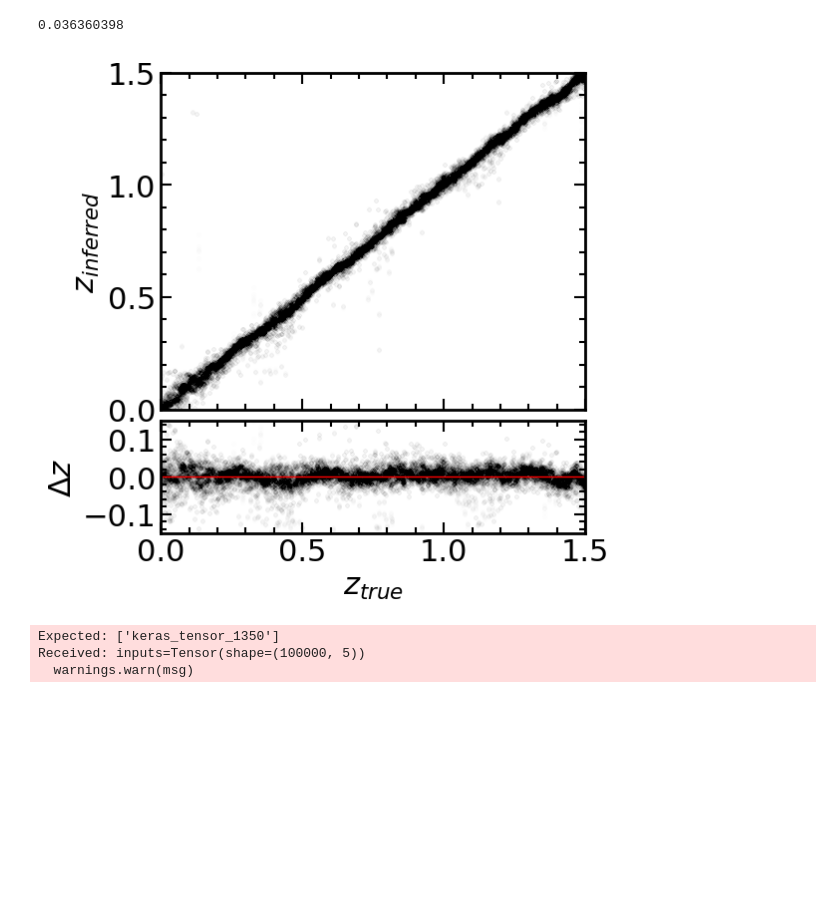
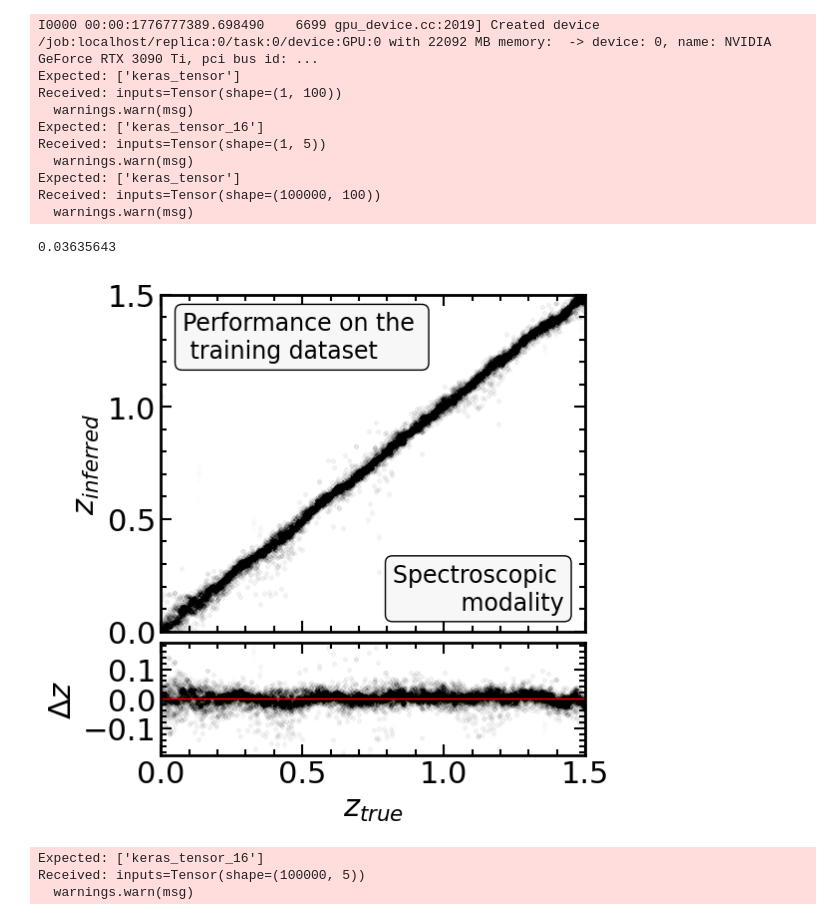
Before and after one commit to astrodeepnet/vae_mpoe, a Jupyter notebook: performance_training.ipynb, the cells around one changed output. Drawn from its saved outputs; the diff is of its cells as text; code cells hidden in the pictures; blank space fills up the shorter version.

```diff
--- a/performance_training.ipynb
+++ b/performance_training.ipynb
@@ -127,7 +127,7 @@ ax2.axhline(0, color='r', lw=1)
 ax2.set_xlabel(r'$z_{true}$')
 ax2.set_ylabel(r'$\Delta z$')
 ax2.set_xlim(0, 1.5)
-ax2.set_ylim(-0.15, 0.15)
+ax2.set_ylim(-0.19, 0.19)
 
 # Turn on minor ticks
 ax1.minorticks_on()
@@ -144,6 +144,32 @@ for spine in ax1.spines.values():
 
 for spine in ax2.spines.values():
     spine.set_linewidth(2)
+
+bbox = dict(boxstyle="round", fc="0.97")
+
+ax1.annotate(
+    'Performance on the \n training dataset',
+    (0.5, 0.5),
+    xycoords='axes fraction',
+    xytext=(0.05, 0.95),
+    ha='left',
+    va='top',
+    textcoords='axes fraction',
+    fontsize=17,
+    bbox=bbox
+)
+
+ax1.annotate(
+    'Spectroscopic \n modality',
+    (0.5, 0.5),
+    xycoords='axes fraction',
+    xytext=(0.95, 0.05),
+    ha='right',
+    va='bottom',
+    textcoords='axes fraction',
+    fontsize=17,
+    bbox=bbox
+)
 
 
 plt.tight_layout()
@@ -184,6 +210,7 @@ ax2.set_ylim(-0.19, 0.19)
 ax1.minorticks_on()
 ax2.minorticks_on()
 
+
 # Put ticks inside and show them on all sides
 for ax in [ax1, ax2]:
     ax.tick_params(which='both', direction='in', top=True, right=True)
@@ -199,6 +226,32 @@ for spine in ax2.spines.values():
     spine.set_linewidth(2)
 
 
+ax1.annotate(
+    'Performance on the \n training dataset',
+    (0.5, 0.5),
+    xycoords='axes fraction',
+    xytext=(0.05, 0.95),
+    ha='left',
+    va='top',
+    textcoords='axes fraction',
+    fontsize=17,
+    bbox=bbox
+)
+
+ax1.annotate(
+    'Photometric \n modality',
+    (0.5, 0.5),
+    xycoords='axes fraction',
+    xytext=(0.95, 0.05),
+    ha='right',
+    va='bottom',
+    textcoords='axes fraction',
+    fontsize=17,
+    bbox=bbox
+)
+
+
+
 plt.tight_layout()
 plt.savefig(f'z_qual_train_phot_{id_run}.png')
 
@@ -217,5 +272,15 @@ Received: inputs=Tensor(shape=(100000, 100))
-0.036360398
+I0000 00:00:1776777389.698490    6699 gpu_device.cc:2019] Created device /job:localhost/replica:0/task:0/device:GPU:0 with 22092 MB memory:  -> device: 0, name: NVIDIA GeForce RTX 3090 Ti, pci bus id: ...
+Expected: ['keras_tensor']
+Received: inputs=Tensor(shape=(1, 100))
+  warnings.warn(msg)
+Expected: ['keras_tensor_16']
+Received: inputs=Tensor(shape=(1, 5))
+  warnings.warn(msg)
+Expected: ['keras_tensor']
+Received: inputs=Tensor(shape=(100000, 100))
+  warnings.warn(msg)
+0.03635643
-[figure, old version]
+[figure, new version]
-Expected: ['keras_tensor_1350']
-Received: inputs=Tensor(shape=(100000, 5))
-  warnings.warn(msg)
+Expected: ['keras_tensor_16']
+Received: inputs=Tensor(shape=(100000, 5))
+  warnings.warn(msg)
```
Also changed, not shown: parts of 1 cell of this notebook, 3 other files.
